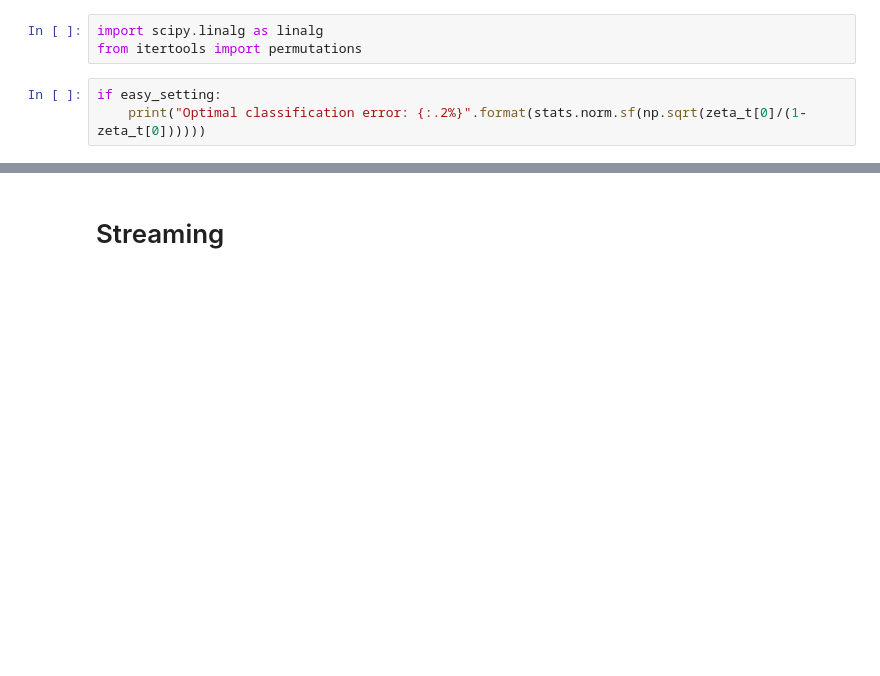
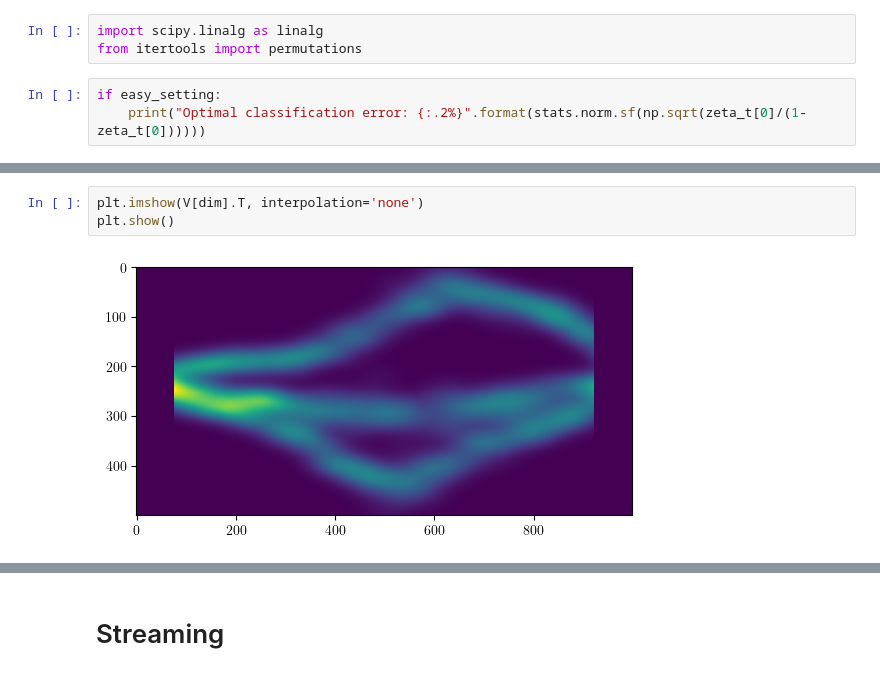
Before and after one commit to HugoLebeau/online_learning, a Jupyter notebook: Toeplitz puncturing.ipynb, the cells around one changed output, grey strips where cells are left out. Saved outputs shown, nothing was run; the diff lists cells and outputs as text; blank space fills up the shorter version.

```diff
--- a/Toeplitz puncturing.ipynb
+++ b/Toeplitz puncturing.ipynb
@@ -211,0 +294,5 @@ for ll, l in enumerate(idx_eigvecs):
+# %%
+plt.imshow(V[dim].T, interpolation='none')
+plt.show()
+# %% [output]
+[figure, added]
```
Also changed, not shown: parts of 16 cells of this notebook.
